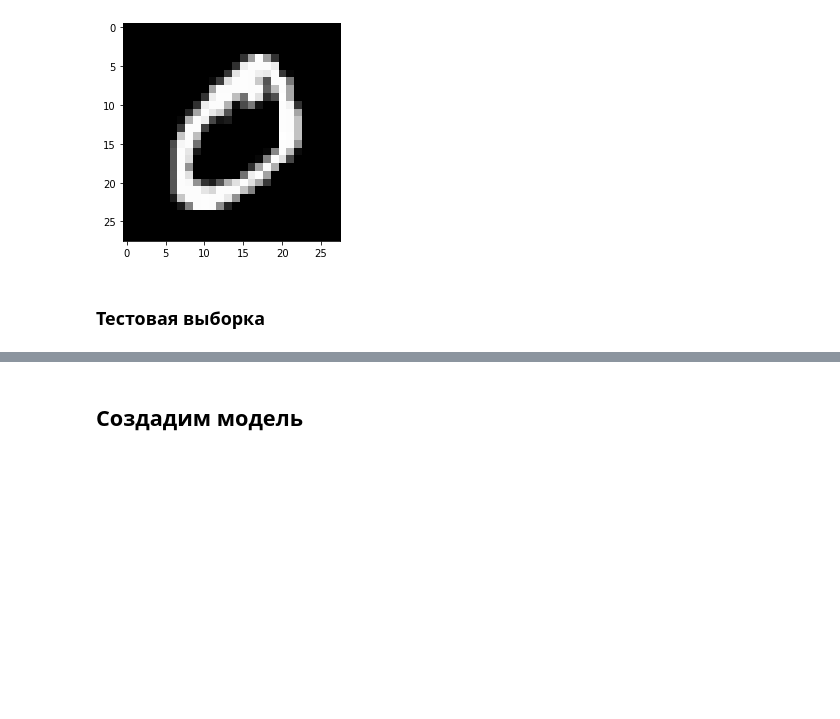
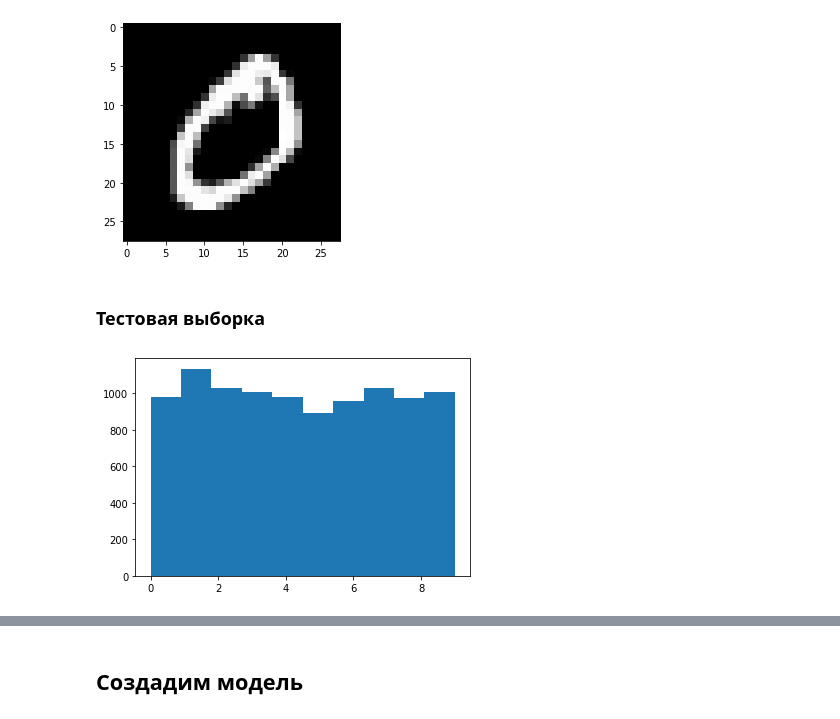
Before and after one commit to siprok/handmade_nn, a Jupyter notebook: notebooks/2 model_using.ipynb, the cells around one changed output, grey strips where cells are left out. Saved outputs shown, nothing was run; the diff lists cells and outputs as text; code cells hidden in the pictures; blank space fills up the shorter version.

```diff
--- a/notebooks/2 model_using.ipynb
+++ b/notebooks/2 model_using.ipynb
@@ -43,7 +44,9 @@ plt.imshow(train_images[1,:,:], cmap='gray')
 ### Тестовая выборка
 # %%
 # Метки тестовой выборки
-# test_labels = np.fromfile(source_test_l_path, dtype=np.uint8, offset=8)
-# plt.hist(test_labels);
+test_labels = np.fromfile(source_test_l_path, dtype=np.uint8, offset=8)
+plt.hist(test_labels);
+# %% [output]
+[figure, added]
 # %%
 # Изображения тестовой выборки
```
Also changed, not shown: parts of 16 cells of this notebook, 2 other files.
